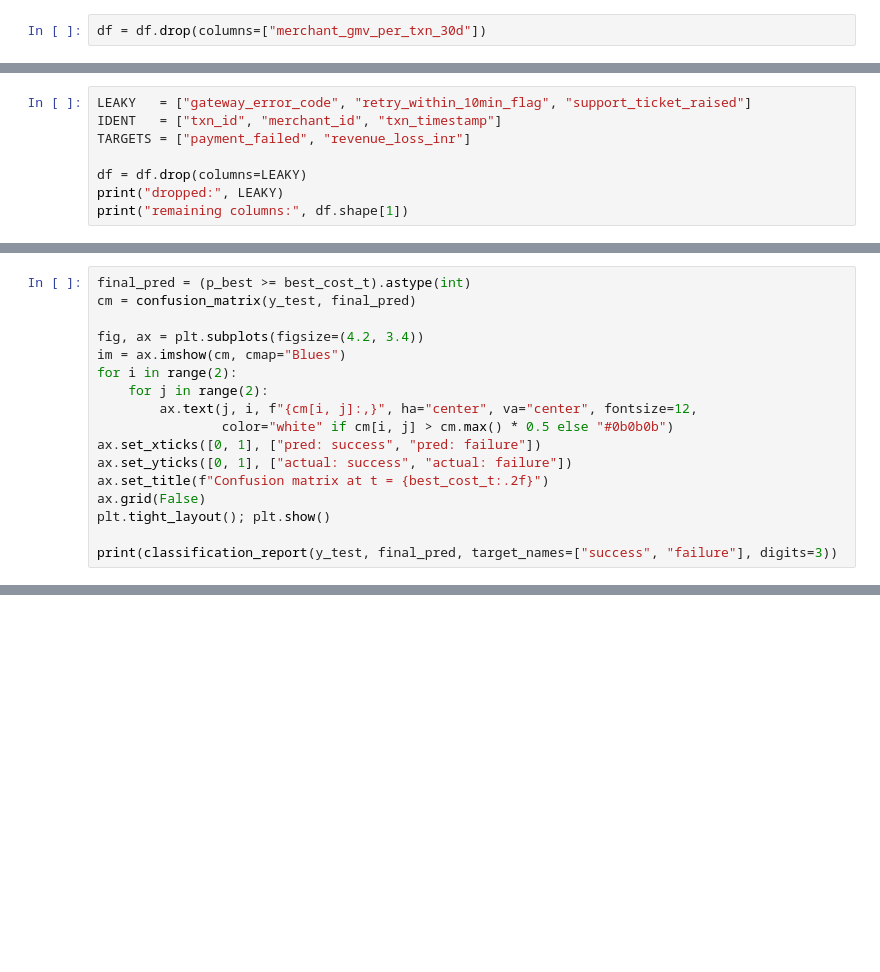
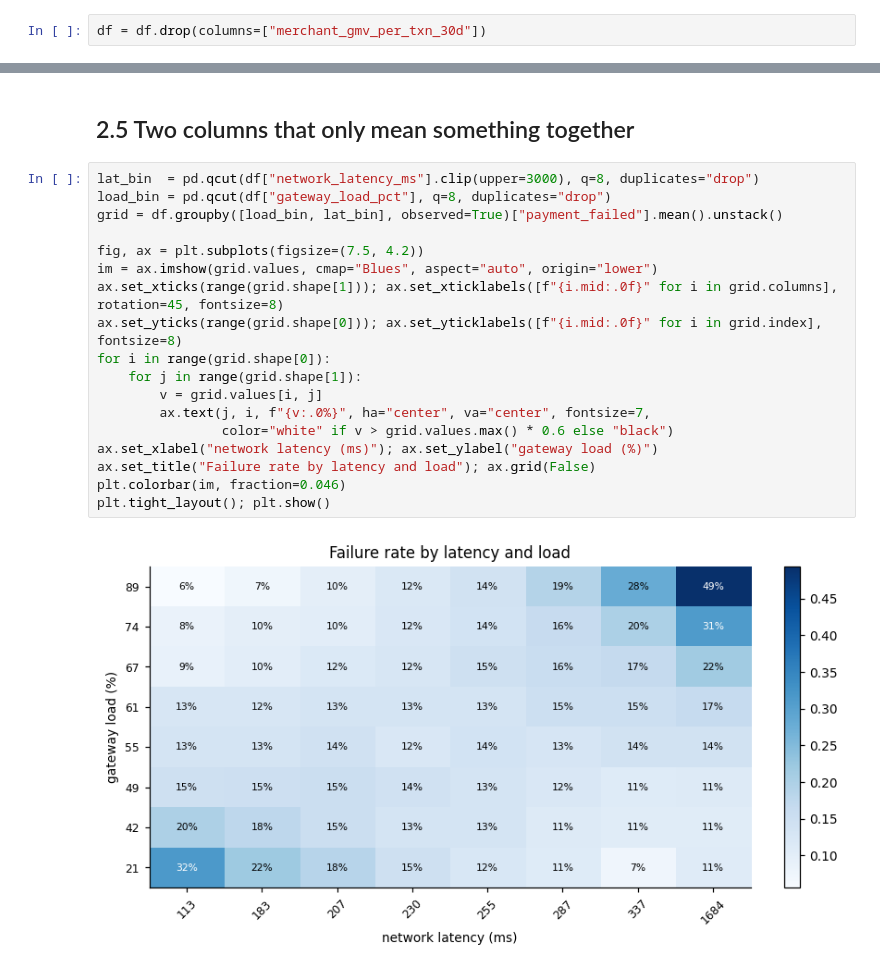
Before and after one commit to AbhayNataraj/payflow-payment-failure-prediction, a Jupyter notebook: payment_failure_prediction.ipynb, the cells around one changed output, grey strips where cells are left out. Drawn from its saved outputs; the diff is of its cells as text; blank space fills up the shorter version.

```diff
--- a/payment_failure_prediction.ipynb
+++ b/payment_failure_prediction.ipynb
@@ -821,8 +286,0 @@ timestamps are consistent with a trailing window, so I keep it — but with a no
-# %%
-LEAKY   = ["gateway_error_code", "retry_within_10min_flag", "support_ticket_raised"]
-IDENT   = ["txn_id", "merchant_id", "txn_timestamp"]
-TARGETS = ["payment_failed", "revenue_loss_inr"]
-
-df = df.drop(columns=LEAKY)
-print("dropped:", LEAKY)
-print("remaining columns:", df.shape[1])
@@ -2045,17 +286,0 @@ than argued.
-# %%
-final_pred = (p_best >= best_cost_t).astype(int)
-cm = confusion_matrix(y_test, final_pred)
-
-fig, ax = plt.subplots(figsize=(4.2, 3.4))
-im = ax.imshow(cm, cmap="Blues")
-for i in range(2):
-    for j in range(2):
-        ax.text(j, i, f"{cm[i, j]:,}", ha="center", va="center", fontsize=12,
-                color="white" if cm[i, j] > cm.max() * 0.5 else "#0b0b0b")
-ax.set_xticks([0, 1], ["pred: success", "pred: failure"])
-ax.set_yticks([0, 1], ["actual: success", "actual: failure"])
-ax.set_title(f"Confusion matrix at t = {best_cost_t:.2f}")
-ax.grid(False)
-plt.tight_layout(); plt.show()
-
-print(classification_report(y_test, final_pred, target_names=["success", "failure"], digits=3))
@@ -2513,0 +325,22 @@ appeared in the data which my four hand-built terms no longer capture.
+# %% [markdown]
+## 2.5 Two columns that only mean something together
+# %%
+lat_bin  = pd.qcut(df["network_latency_ms"].clip(upper=3000), q=8, duplicates="drop")
+load_bin = pd.qcut(df["gateway_load_pct"], q=8, duplicates="drop")
+grid = df.groupby([load_bin, lat_bin], observed=True)["payment_failed"].mean().unstack()
+
+fig, ax = plt.subplots(figsize=(7.5, 4.2))
+im = ax.imshow(grid.values, cmap="Blues", aspect="auto", origin="lower")
+ax.set_xticks(range(grid.shape[1])); ax.set_xticklabels([f"{i.mid:.0f}" for i in grid.columns], rotation=45, fontsize=8)
+ax.set_yticks(range(grid.shape[0])); ax.set_yticklabels([f"{i.mid:.0f}" for i in grid.index], fontsize=8)
+for i in range(grid.shape[0]):
+    for j in range(grid.shape[1]):
+        v = grid.values[i, j]
+        ax.text(j, i, f"{v:.0%}", ha="center", va="center", fontsize=7,
+                color="white" if v > grid.values.max() * 0.6 else "black")
+ax.set_xlabel("network latency (ms)"); ax.set_ylabel("gateway load (%)")
+ax.set_title("Failure rate by latency and load"); ax.grid(False)
+plt.colorbar(im, fraction=0.046)
+plt.tight_layout(); plt.show()
+# %% [output]
+[figure, added]
```
Also changed, not shown: parts of 226 cells of this notebook.
